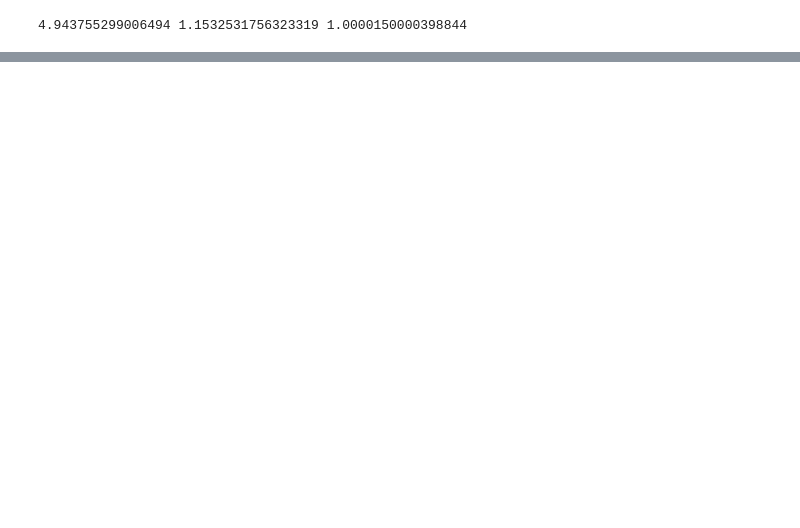
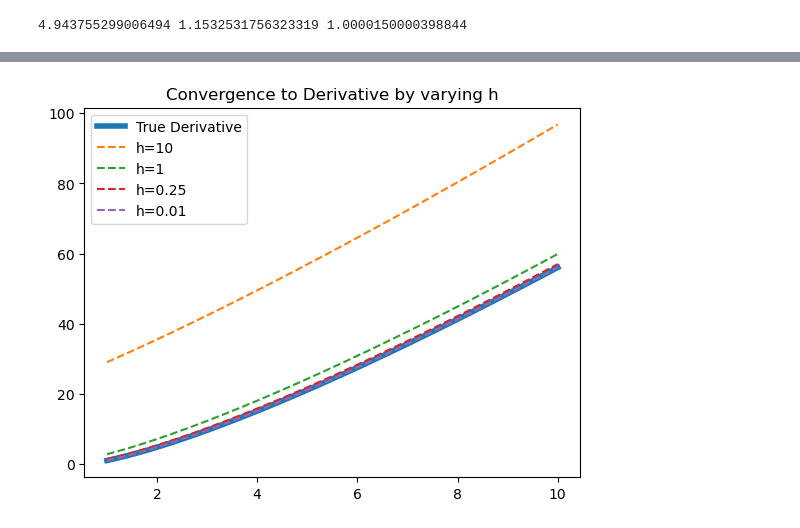
Before and after one commit to fatemehaa/DS-ML-Git-Projects, a Jupyter notebook: Limits and Derivatives/limits-and-derivatives.ipynb, the cells around one changed output, grey strips where cells are left out. Cells and saved outputs as stored; diff of their text form; code cells hidden in the pictures; blank space fills up the shorter version.

```diff
--- a/Limits and Derivatives/limits-and-derivatives.ipynb
+++ b/Limits and Derivatives/limits-and-derivatives.ipynb
@@ -34,0 +71,10 @@ print(h1, h2, h3)
+# %%
+# Graph the true derivative for f3
+x_vals = np.linspace(1, 10, 200)
+y_vals = [val + 2*val*log(val) for val in x_vals]
+plt.figure(1)
+plt.plot(x_vals, y_vals, label="True Derivative", linewidth=4)
+# Plot here
+plot_approx_deriv(f3)
+# %% [output]
+[figure, added]
```
Also changed, not shown: parts of 4 cells of this notebook.
